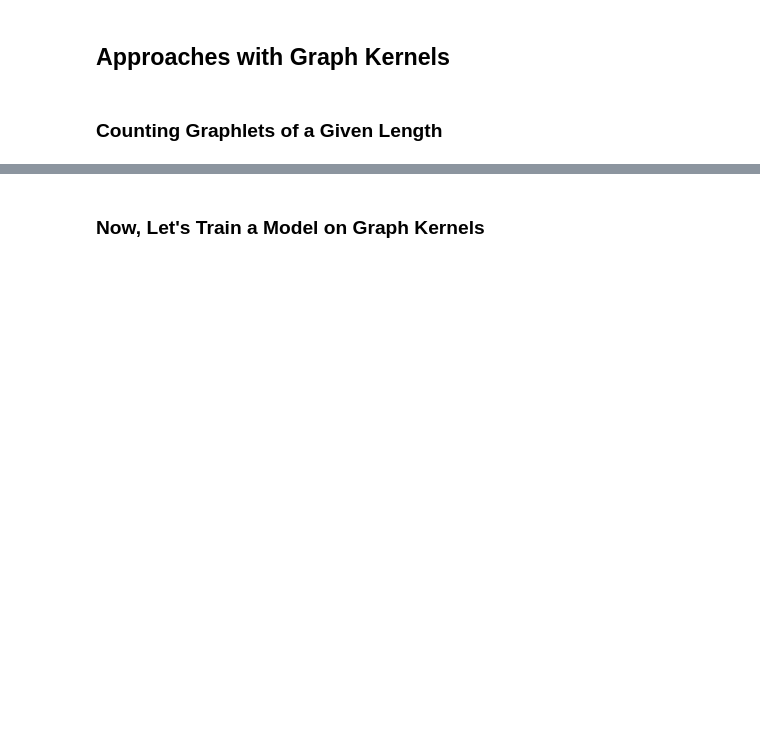
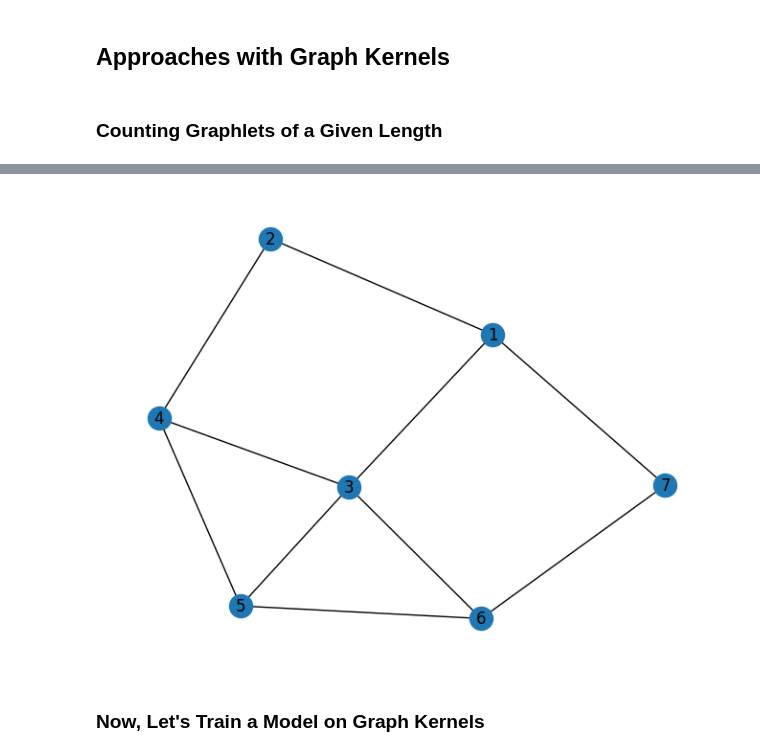
Before and after one commit to asahium/gnn-course, a Jupyter notebook: seminars/seminar02-embedding-training.ipynb, the cells around one changed output, grey strips where cells are left out. Saved outputs shown, nothing was run; the diff lists cells and outputs as text; code cells hidden in the pictures; blank space fills up the shorter version.

```diff
--- a/seminars/seminar02-embedding-training.ipynb
+++ b/seminars/seminar02-embedding-training.ipynb
@@ -427,3 +596,7 @@ for sub_nodes in itertools.combinations(g.nodes(),len(target.nodes())):
+# %%
+nx.draw(g, with_labels=True)
+# %% [output]
+[figure, added]
 # %% [markdown]
 ### Now, Let's Train a Model on Graph Kernels
 # %%
```
Also changed, not shown: parts of 22 cells of this notebook, 2 other files.
